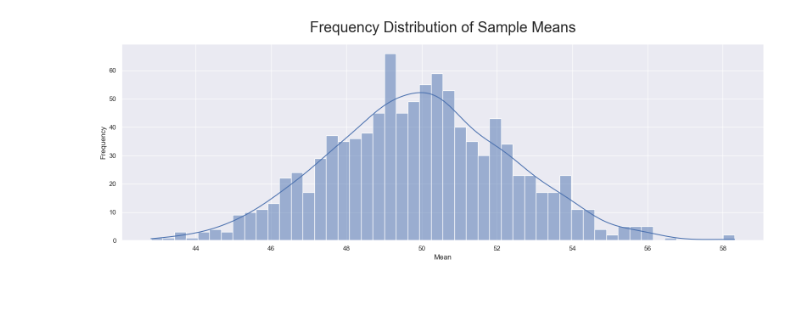
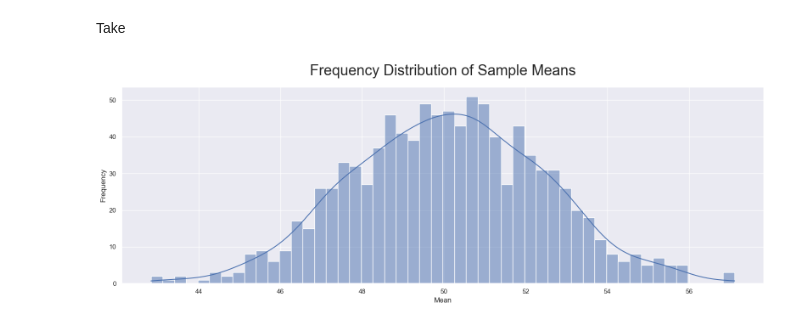
Before and after one commit to yohman/23-2-Reitaku-Stats-B, a Jupyter notebook: Week12/w12.ipynb, the cells around one changed output. Saved outputs shown, nothing was run; the diff lists cells and outputs as text; code cells hidden in the pictures; blank space fills up the shorter version.

```diff
--- a/Week12/w12.ipynb
+++ b/Week12/w12.ipynb
@@ -81,19 +87,24 @@ plt.show()
+# %% [markdown]
+Take
 # %%
-sample_means = []
+def plot_sample_means(sample_size=4, num_samples=1000):
+    sample_means = []
 
-for _ in range(num_samples):
-    sample = np.random.choice(maguro_weight, size=sample_size)
-    sample_mean = np.mean(sample)
-    sample_means.append(sample_mean)
+    for _ in range(num_samples):
+        sample = np.random.choice(maguro_weight, size=sample_size)
+        sample_mean = np.mean(sample)
+        sample_means.append(sample_mean)
 
-# Create the plot
-plt.figure(figsize=(16, 6))  # Set the plot width to 100%
-sns.histplot(sample_means, bins=50, kde=True)  # Add kde=True to draw the KDE line
-plt.xlabel('Mean')
-plt.ylabel('Frequency')
-plt.title('Frequency Distribution of Sample Means', fontsize=25,pad=20)
-plt.tight_layout()
-plt.show()
+    # Create the plot
+    plt.figure(figsize=(16, 6))  # Set the plot width to 100%
+    sns.histplot(sample_means, bins=50, kde=True)  # Add kde=True to draw the KDE line
+    plt.xlabel('Mean')
+    plt.ylabel('Frequency')
+    plt.title('Frequency Distribution of Sample Means', fontsize=25,pad=20)
+    plt.tight_layout()
+    plt.show()
-# %% [output]
-[figure, removed]
+# %%
+plot_sample_means(4, 1000)
+# %% [output]
+[figure, added]
 # %%
```
Also changed, not shown: parts of 13 cells of this notebook, 46 other files.
